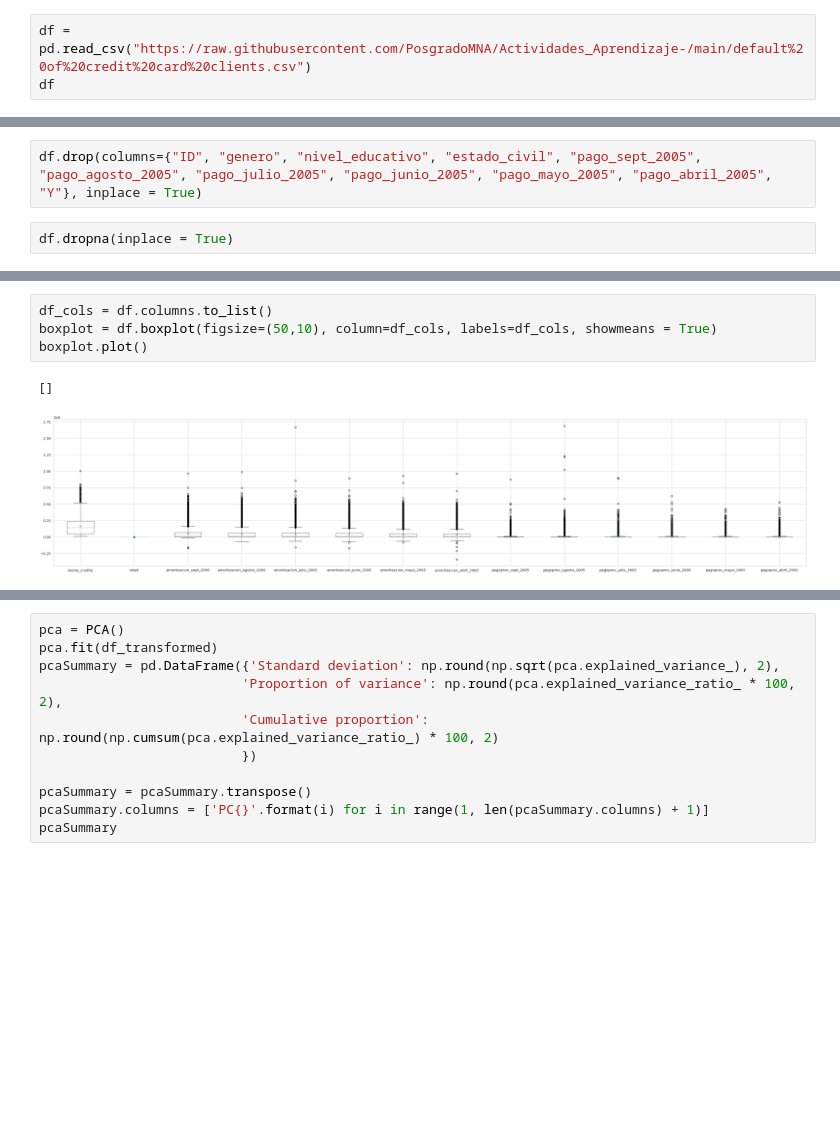
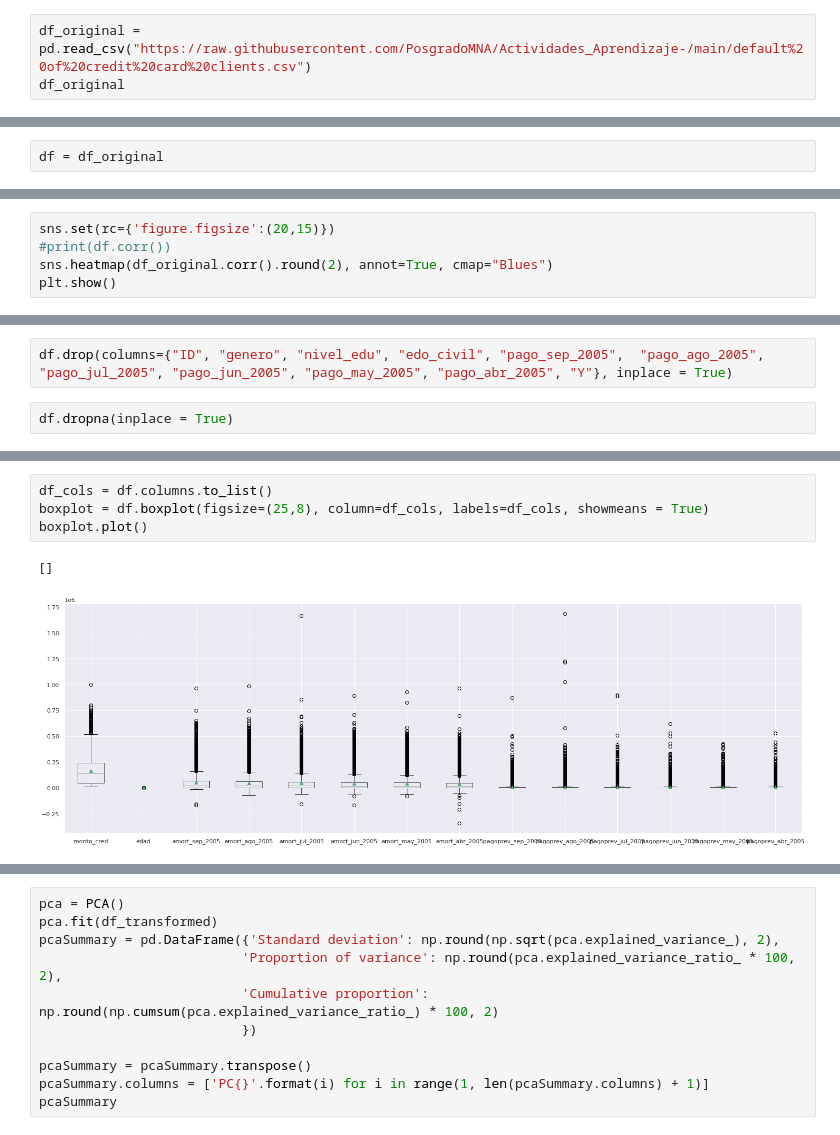
Before and after one commit to PosgradoMNA/actividades-del-projecto-equipo-9, a Jupyter notebook: Actividad_Semana4_Equipo_9.ipynb, the cells around one changed output, grey strips where cells are left out. Saved outputs shown, nothing was run; the diff lists cells and outputs as text; blank space fills up the shorter version.

```diff
--- a/Actividad_Semana4_Equipo_9.ipynb
+++ b/Actividad_Semana4_Equipo_9.ipynb
@@ -65,8 +72,8 @@ import seaborn as sns
 from sklearn.preprocessing import StandardScaler
 from sklearn.decomposition import PCA
 # %%
-df = pd.read_csv("https://raw.githubusercontent.com/PosgradoMNA/Actividades_Aprendizaje-/main/default%20of%20credit%20card%20clients.csv")
-df
+df_original = pd.read_csv("https://raw.githubusercontent.com/PosgradoMNA/Actividades_Aprendizaje-/main/default%20of%20credit%20card%20clients.csv")
+df_original
 # %% [output]
 |  | ID | X1 | X2 | X3 | X4 | X5 | X6 | X7 | X8 | X9 | ... | ... |
 | 0 | 1 | 20000 | 2.0 | 2.0 | 1.0 | 24.0 | 2.0 | 2.0 | -1.0 | -1.0 | ... | ... |
@@ -81,3 +88,5 @@ df
 | 29998 | 29999 | 80000 | 1.0 | 3.0 | 1.0 | 41.0 | 1.0 | -1.0 | 0.0 | 0.0 | ... | ... |
 | 29999 | 30000 | 50000 | 1.0 | 2.0 | 1.0 | 46.0 | 0.0 | 0.0 | 0.0 | 0.0 | ... | ... |
 30000 rows × 25 columns
+# %%
+df = df_original
@@ -83,0 +95,5 @@ df
+# %%
+sns.set(rc={'figure.figsize':(20,15)})
+#print(df.corr())
+sns.heatmap(df_original.corr().round(2), annot=True, cmap="Blues")
+plt.show()
@@ -138,4 +166,4 @@ memory usage: 5.7 MB
 # %%
-df.drop(columns={"ID", "genero", "nivel_educativo", "estado_civil", "pago_sept_2005",  "pago_agosto_2005", "pago_julio_2005", "pago_junio_2005", "pago_mayo_2005", "pago_abril_2005", "Y"}, inplace = True)
+df.drop(columns={"ID", "genero", "nivel_edu", "edo_civil", "pago_sep_2005",  "pago_ago_2005", "pago_jul_2005", "pago_jun_2005", "pago_may_2005", "pago_abr_2005", "Y"}, inplace = True)
 # %%
 df.dropna(inplace = True)
@@ -142,7 +179,7 @@ df.dropna(inplace = True)
 # %%
 df_cols = df.columns.to_list()
-boxplot = df.boxplot(figsize=(50,10), column=df_cols, labels=df_cols, showmeans = True)
+boxplot = df.boxplot(figsize=(25,8), column=df_cols, labels=df_cols, showmeans = True)
 boxplot.plot()
 # %% [output]
 []
-[figure, old version]
+[figure, new version]
```
Also changed, not shown: parts of 17 cells of this notebook.
